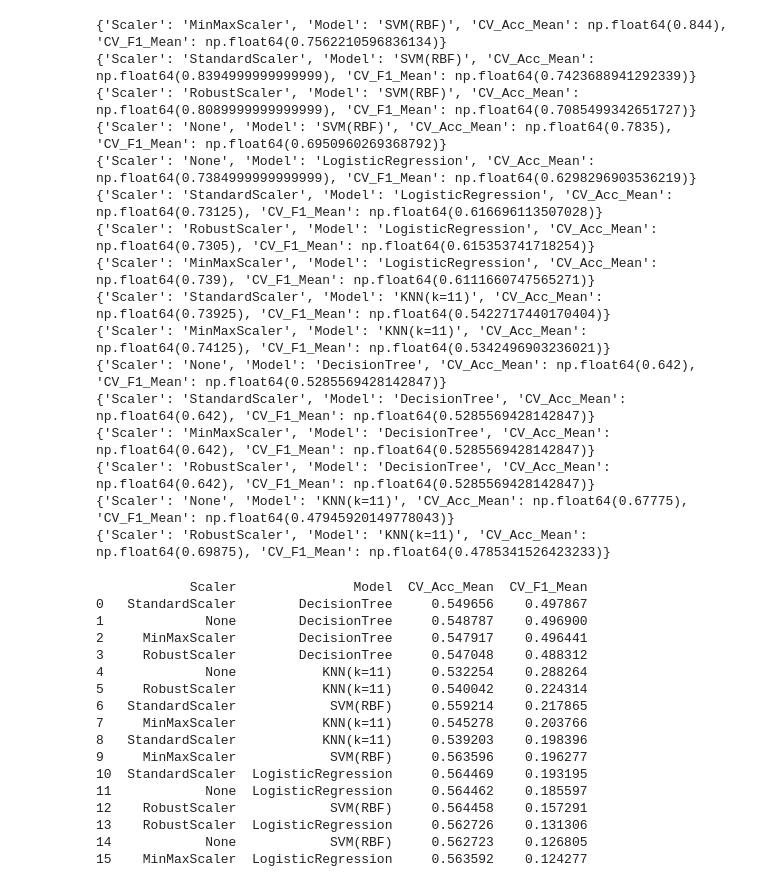
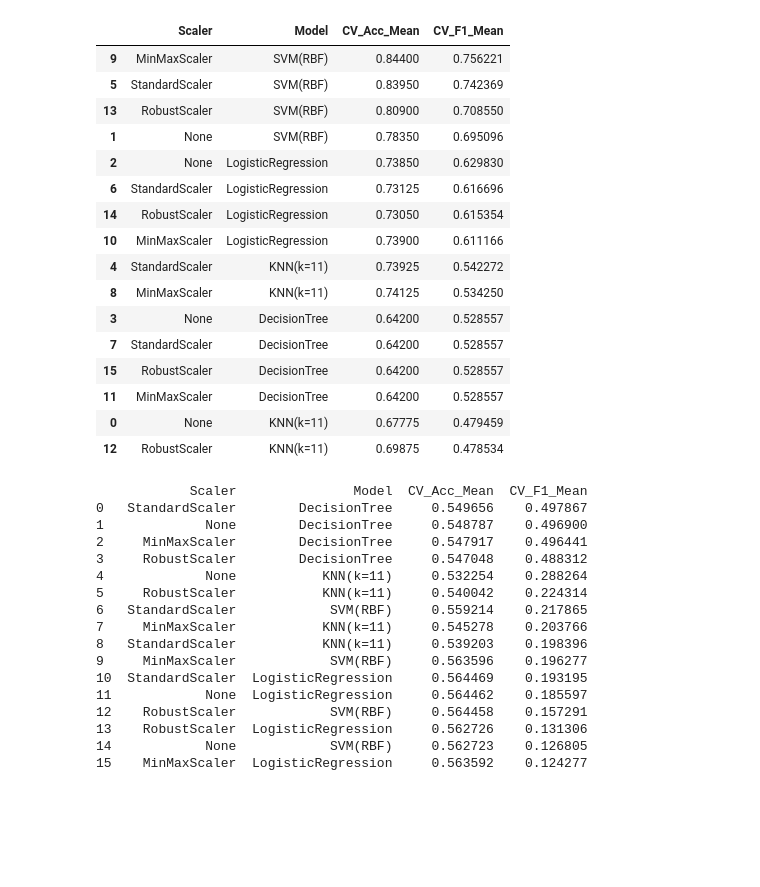
Before and after one commit to gulshan0201/DATA-Science, a Jupyter notebook: ML_LAB_5.ipynb, the cells around one changed output. Drawn from its saved outputs; the diff is of its cells as text; code cells hidden in the pictures; blank space fills up the shorter version.

```diff
--- a/ML_LAB_5.ipynb
+++ b/ML_LAB_5.ipynb
@@ -2,6 +2,7 @@
 <a href="https://colab.research.google.com/github/gulshan0201/DATA-Science/blob/main/ML_LAB_5.ipynb" target="_parent"><img src="https://colab.research.google.com/assets/colab-badge.svg" alt="Open In Colab"/></a>
 # %%
 import numpy as np
+import pandas as pd
 from sklearn.datasets import make_classification
 from sklearn.model_selection import StratifiedKFold, cross_validate, train_test_split
 from sklearn.preprocessing import StandardScaler, MinMaxScaler, RobustScaler
@@ -39,53 +40,54 @@ scalers = {
 models = {
     "KNN(k=11)": KNeighborsClassifier(n_neighbors=11),
     "SVM(RBF)": SVC(kernel='rbf', C=10, gamma='scale'),
     "LogisticRegression": LogisticRegression(max_iter=3000, multi_class='multinomial'),
     "DecisionTree": DecisionTreeClassifier(max_depth=None, random_state=42)
 }
 
 cv = StratifiedKFold(n_splits=5, shuffle=True, random_state=0)
 scoring = {'acc': make_scorer(accuracy_score), 'f1': make_scorer(f1_score, average='macro')}
 
 def evaluate_combo(scaler_name, scaler, model_name, model):
     steps = []
     if scaler is not None:
         steps.append(('scaler', scaler))
     steps.append(('model', model))
     pipe = Pipeline(steps)
     cvres = cross_validate(pipe, X_train, y_train, cv=cv, scoring=scoring, n_jobs=-1)
     return {
         'Scaler': scaler_name,
         'Model': model_name,
         'CV_Acc_Mean': np.mean(cvres['test_acc']),
         'CV_F1_Mean': np.mean(cvres['test_f1'])
     }
 
 results = []
 for s_name, scaler in scalers.items():
     for m_name, model in models.items():
         results.append(evaluate_combo(s_name, scaler, m_name, model))
 
-# Print sorted by Macro-F1
-results_sorted = sorted(results, key=lambda d: d['CV_F1_Mean'], reverse=True)
-for r in results_sorted:
-    print(r)
+# Create DataFrame and print sorted by Macro-F1
+results_df = pd.DataFrame(results)
+results_sorted_df = results_df.sort_values(by='CV_F1_Mean', ascending=False)
+display(results_sorted_df)
 # %% [output]
-{'Scaler': 'MinMaxScaler', 'Model': 'SVM(RBF)', 'CV_Acc_Mean': np.float64(0.844), 'CV_F1_Mean': np.float64(0.7562210596836134)}
-{'Scaler': 'StandardScaler', 'Model': 'SVM(RBF)', 'CV_Acc_Mean': np.float64(0.8394999999999999), 'CV_F1_Mean': np.float64(0.7423688941292339)}
-{'Scaler': 'RobustScaler', 'Model': 'SVM(RBF)', 'CV_Acc_Mean': np.float64(0.8089999999999999), 'CV_F1_Mean': np.float64(0.7085499342651727)}
-{'Scaler': 'None', 'Model': 'SVM(RBF)', 'CV_Acc_Mean': np.float64(0.7835), 'CV_F1_Mean': np.float64(0.6950960269368792)}
-{'Scaler': 'None', 'Model': 'LogisticRegression', 'CV_Acc_Mean': np.float64(0.7384999999999999), 'CV_F1_Mean': np.float64(0.6298296903536219)}
-{'Scaler': 'StandardScaler', 'Model': 'LogisticRegression', 'CV_Acc_Mean': np.float64(0.73125), 'CV_F1_Mean': np.float64(0.616696113507028)}
-{'Scaler': 'RobustScaler', 'Model': 'LogisticRegression', 'CV_Acc_Mean': np.float64(0.7305), 'CV_F1_Mean': np.float64(0.615353741718254)}
-{'Scaler': 'MinMaxScaler', 'Model': 'LogisticRegression', 'CV_Acc_Mean': np.float64(0.739), 'CV_F1_Mean': np.float64(0.6111660747565271)}
-{'Scaler': 'StandardScaler', 'Model': 'KNN(k=11)', 'CV_Acc_Mean': np.float64(0.73925), 'CV_F1_Mean': np.float64(0.5422717440170404)}
-{'Scaler': 'MinMaxScaler', 'Model': 'KNN(k=11)', 'CV_Acc_Mean': np.float64(0.74125), 'CV_F1_Mean': np.float64(0.5342496903236021)}
-{'Scaler': 'None', 'Model': 'DecisionTree', 'CV_Acc_Mean': np.float64(0.642), 'CV_F1_Mean': np.float64(0.5285569428142847)}
-{'Scaler': 'StandardScaler', 'Model': 'DecisionTree', 'CV_Acc_Mean': np.float64(0.642), 'CV_F1_Mean': np.float64(0.5285569428142847)}
-{'Scaler': 'MinMaxScaler', 'Model': 'DecisionTree', 'CV_Acc_Mean': np.float64(0.642), 'CV_F1_Mean': np.float64(0.5285569428142847)}
-{'Scaler': 'RobustScaler', 'Model': 'DecisionTree', 'CV_Acc_Mean': np.float64(0.642), 'CV_F1_Mean': np.float64(0.5285569428142847)}
-{'Scaler': 'None', 'Model': 'KNN(k=11)', 'CV_Acc_Mean': np.float64(0.67775), 'CV_F1_Mean': np.float64(0.47945920149778043)}
-{'Scaler': 'RobustScaler', 'Model': 'KNN(k=11)', 'CV_Acc_Mean': np.float64(0.69875), 'CV_F1_Mean': np.float64(0.4785341526423233)}
+|  | Scaler | Model | CV_Acc_Mean | CV_F1_Mean |
+| 9 | MinMaxScaler | SVM(RBF) | 0.84400 | 0.756221 |
+| 5 | StandardScaler | SVM(RBF) | 0.83950 | 0.742369 |
+| 13 | RobustScaler | SVM(RBF) | 0.80900 | 0.708550 |
+| 1 | None | SVM(RBF) | 0.78350 | 0.695096 |
+| 2 | None | LogisticRegression | 0.73850 | 0.629830 |
+| 6 | StandardScaler | LogisticRegression | 0.73125 | 0.616696 |
+| 14 | RobustScaler | LogisticRegression | 0.73050 | 0.615354 |
+| 10 | MinMaxScaler | LogisticRegression | 0.73900 | 0.611166 |
+| 4 | StandardScaler | KNN(k=11) | 0.73925 | 0.542272 |
+| 8 | MinMaxScaler | KNN(k=11) | 0.74125 | 0.534250 |
+| 3 | None | DecisionTree | 0.64200 | 0.528557 |
+| 7 | StandardScaler | DecisionTree | 0.64200 | 0.528557 |
+| 15 | RobustScaler | DecisionTree | 0.64200 | 0.528557 |
+| 11 | MinMaxScaler | DecisionTree | 0.64200 | 0.528557 |
+| 0 | None | KNN(k=11) | 0.67775 | 0.479459 |
+| 12 | RobustScaler | KNN(k=11) | 0.69875 | 0.478534 |
 # %%
 import numpy as np
 import pandas as pd
```
Also changed, not shown: parts of 2 cells of this notebook.
